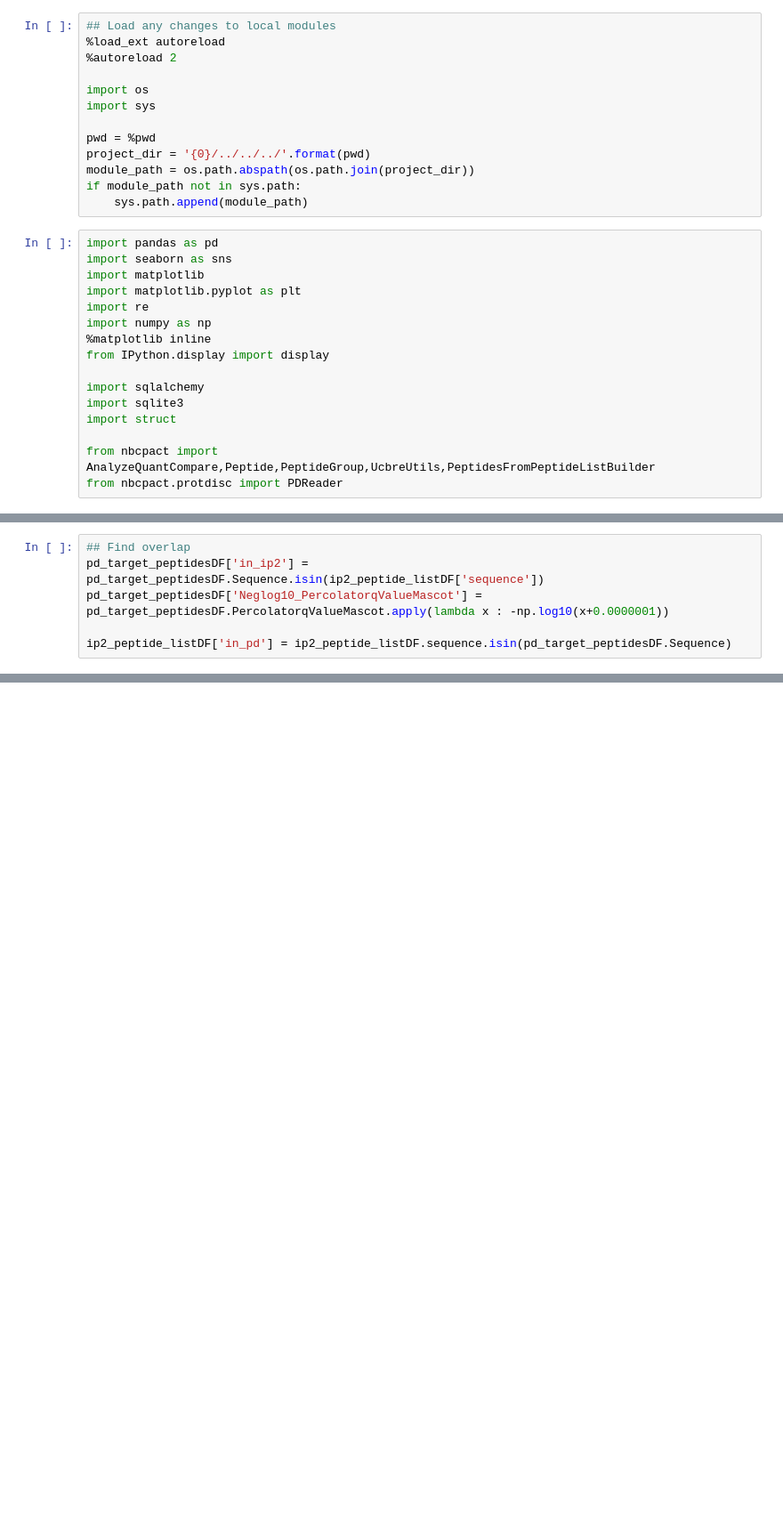
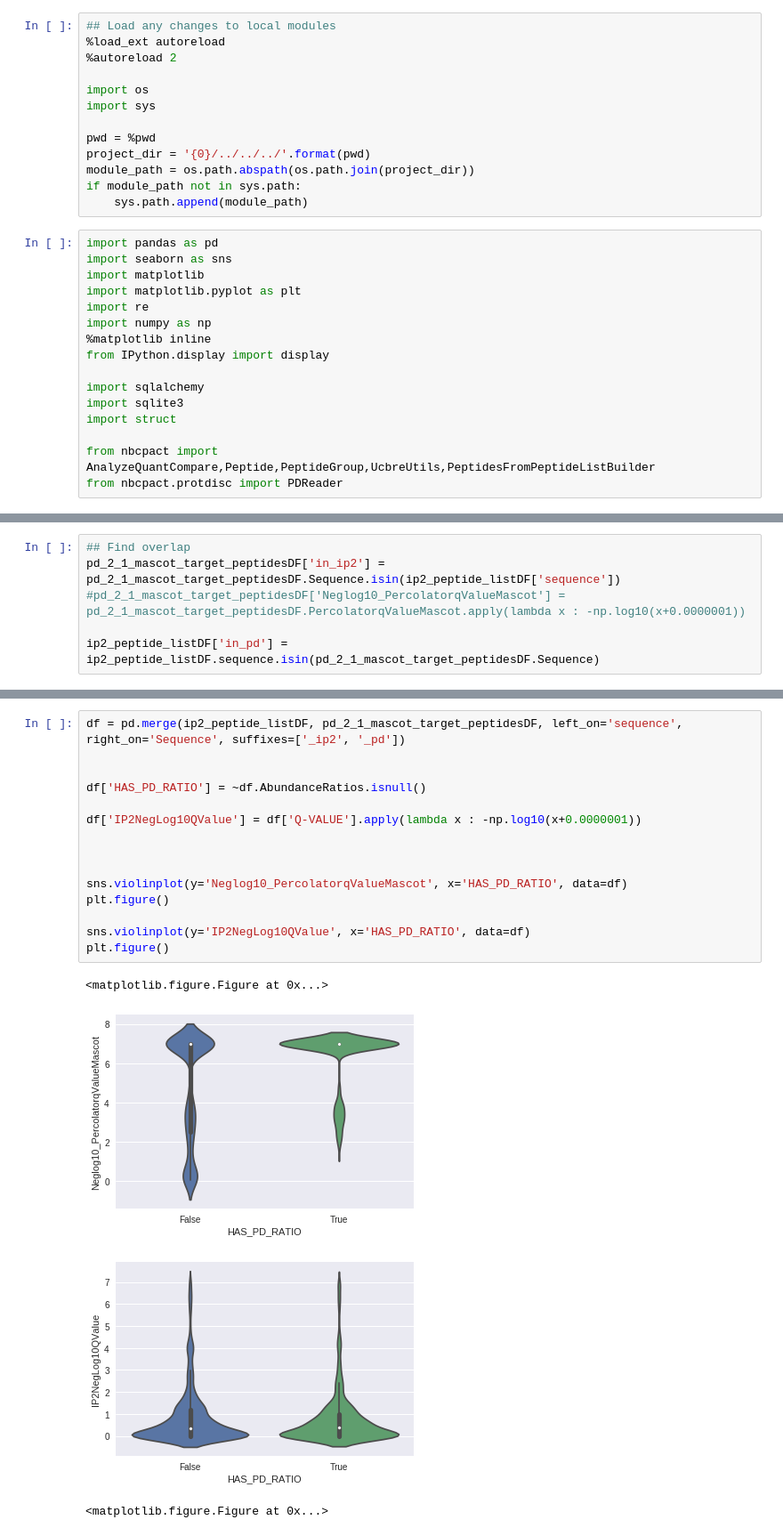
Before and after one commit to mdjones/proteomics-scripts, a Jupyter notebook: scripts/python/notebooks/PeptideCompare.ipynb, the cells around one changed output, grey strips where cells are left out. Shown at 89% size. Saved outputs shown, nothing was run; the diff lists cells and outputs as text; blank space fills up the shorter version.

```diff
--- a/scripts/python/notebooks/PeptideCompare.ipynb
+++ b/scripts/python/notebooks/PeptideCompare.ipynb
@@ -41,6 +154,6 @@ ip2_peptide_listDF['sequence'] = ip2_peptide_listDF.sequence.str.replace('\(\d+\
 # %%
 ## Find overlap
-pd_target_peptidesDF['in_ip2'] = pd_target_peptidesDF.Sequence.isin(ip2_peptide_listDF['sequence'])
-pd_target_peptidesDF['Neglog10_PercolatorqValueMascot'] = pd_target_peptidesDF.PercolatorqValueMascot.apply(lambda x : -np.log10(x+0.0000001))
+pd_2_1_mascot_target_peptidesDF['in_ip2'] = pd_2_1_mascot_target_peptidesDF.Sequence.isin(ip2_peptide_listDF['sequence'])
+#pd_2_1_mascot_target_peptidesDF['Neglog10_PercolatorqValueMascot'] = pd_2_1_mascot_target_peptidesDF.PercolatorqValueMascot.apply(lambda x : -np.log10(x+0.0000001))
 
-ip2_peptide_listDF['in_pd'] = ip2_peptide_listDF.sequence.isin(pd_target_peptidesDF.Sequence)
+ip2_peptide_listDF['in_pd'] = ip2_peptide_listDF.sequence.isin(pd_2_1_mascot_target_peptidesDF.Sequence)
@@ -59,0 +194,20 @@ plt.figure()
+# %%
+df = pd.merge(ip2_peptide_listDF, pd_2_1_mascot_target_peptidesDF, left_on='sequence', right_on='Sequence', suffixes=['_ip2', '_pd'])
+
+
+df['HAS_PD_RATIO'] = ~df.AbundanceRatios.isnull()
+
+df['IP2NegLog10QValue'] = df['Q-VALUE'].apply(lambda x : -np.log10(x+0.0000001))
+
+
+
+sns.violinplot(y='Neglog10_PercolatorqValueMascot', x='HAS_PD_RATIO', data=df)
+plt.figure()
+
+sns.violinplot(y='IP2NegLog10QValue', x='HAS_PD_RATIO', data=df)
+plt.figure()
+# %% [output]
+<matplotlib.figure.Figure at 0x...>
+[figure, added]
+[figure, added]
+<matplotlib.figure.Figure at 0x...>
```
Also changed, not shown: parts of 9 cells of this notebook, 2 other files.
